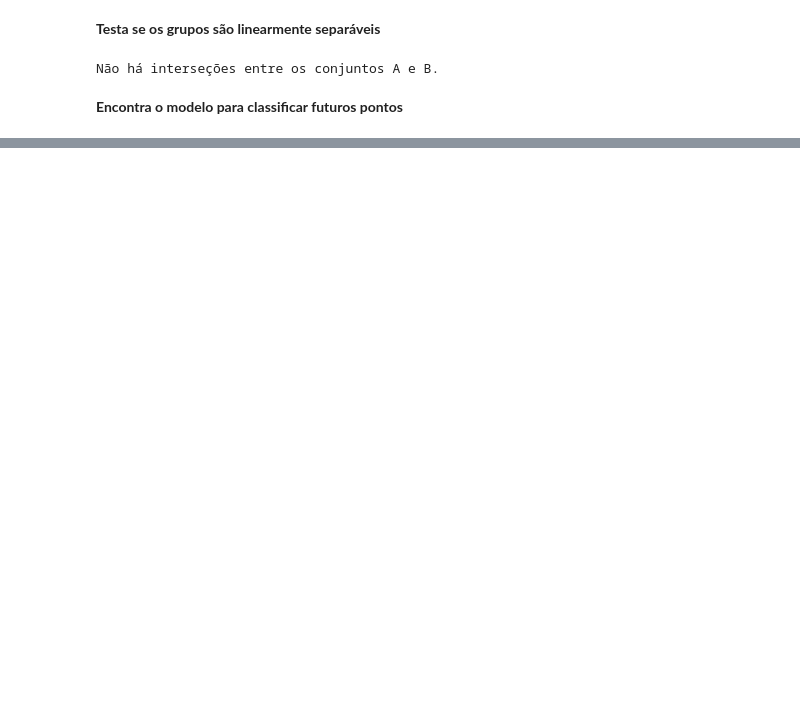
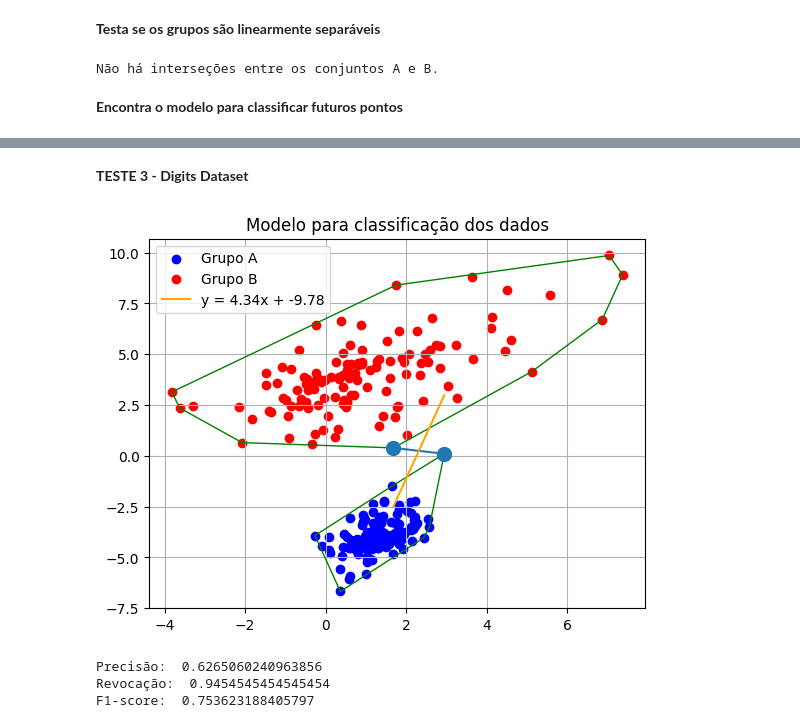
Before and after one commit to Igoreduardobraga/TP-1-ALG2, a Jupyter notebook: TP1_ALGII.ipynb, the cells around one changed output, grey strips where cells are left out. Saved outputs shown, nothing was run; the diff lists cells and outputs as text; code cells hidden in the pictures; blank space fills up the shorter version.

```diff
--- a/TP1_ALGII.ipynb
+++ b/TP1_ALGII.ipynb
@@ -723,0 +537,38 @@ Os dados não são separáveis linearmente.
+# %% [markdown]
+**TESTE 3 - Digits Dataset**
+# %%
+from sklearn.datasets import load_digits
+
+# Carregando dataset Digits
+digits = load_digits()
+
+# Diminuindo para duas dimensões
+digitsDf = normalized_reduce_dimension_dataset(digits.data)
+
+# Adicionando coluna de Classe no dataset reduzido dimensionalmente
+digitsDf['Class'] = digits.target
+
+# Filtragem em dois grupos
+digitsFiltered = digitsDf[(digitsDf['Class'] == 6) | (digitsDf['Class'] == 7)]
+
+# Separando os dados em teste e treinamento
+trainData, testData = train_test_split(digitsFiltered, test_size=0.3, random_state=123)
+
+groupA = trainData[trainData['Class'] == 6]
+groupB = trainData[trainData['Class'] == 7]
+
+groupA = list(zip(groupA['X'], groupA['Y']))
+groupB = list(zip(groupB['X'], groupB['Y']))
+
+testGroup = list(zip(testData['X'], testData['Y']))
+realPrev = list(testData['Class'])
+
+# Modificando o vetor para facilitar as comparações futuramente
+realPrev = [-1 if x == 6 else 1 if x == 7 else x for x in realPrev]
+
+main(groupA, groupB, testGroup, realPrev)
+# %% [output]
+[figure, added]
+Precisão:  0.6265060240963856
+Revocação:  0.9454545454545454
+F1-score:  0.753623188405797
```
Also changed, not shown: parts of 79 cells of this notebook, 2 other files.
